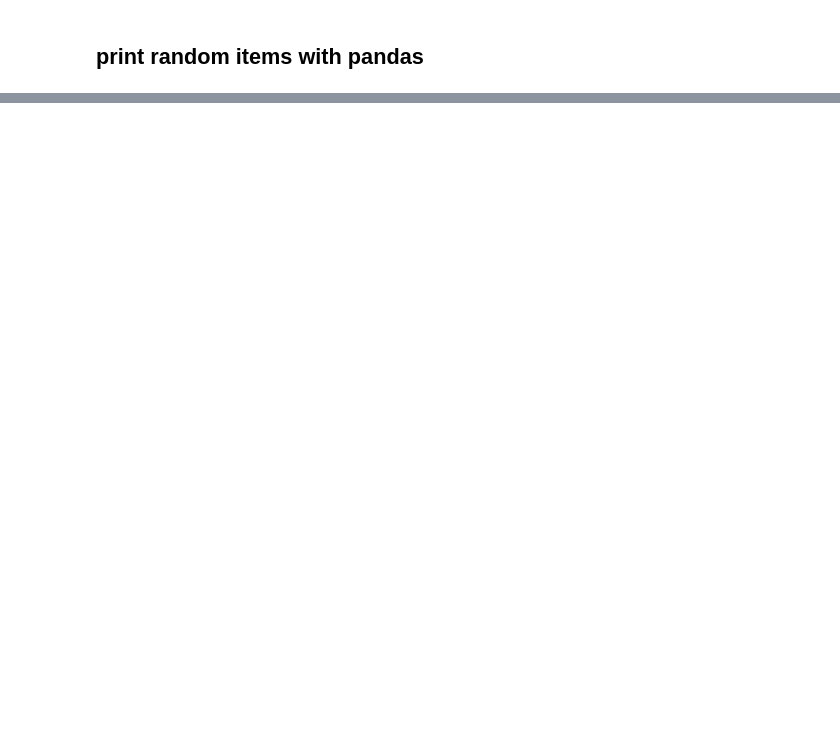
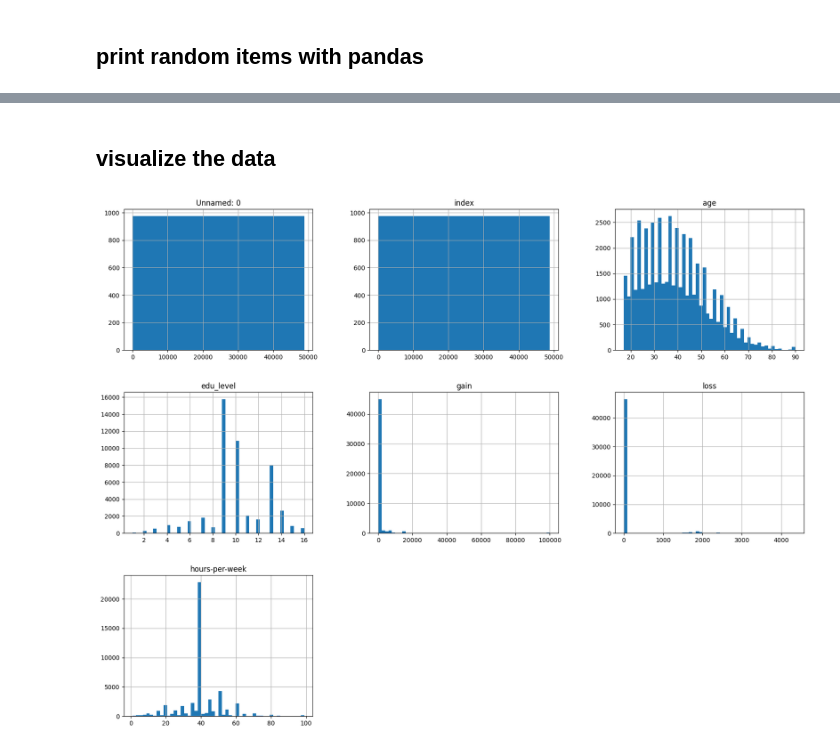
Before and after one commit to rezaAdinepour/Machine-Learning-Homework, a Jupyter notebook: ML-HW1/P1_table_preprocessing.ipynb, the cells around one changed output, grey strips where cells are left out. Drawn from its saved outputs; the diff is of its cells as text; code cells hidden in the pictures; blank space fills up the shorter version.

```diff
--- a/ML-HW1/P1_table_preprocessing.ipynb
+++ b/ML-HW1/P1_table_preprocessing.ipynb
@@ -100,0 +103,7 @@ print(random_items)
+# %% [markdown]
+## visualize the data
+# %%
+df.hist(bins=50, figsize=(20, 15))
+plt.show()
+# %% [output]
+[figure, added]
```
Also changed, not shown: parts of 8 cells of this notebook.
